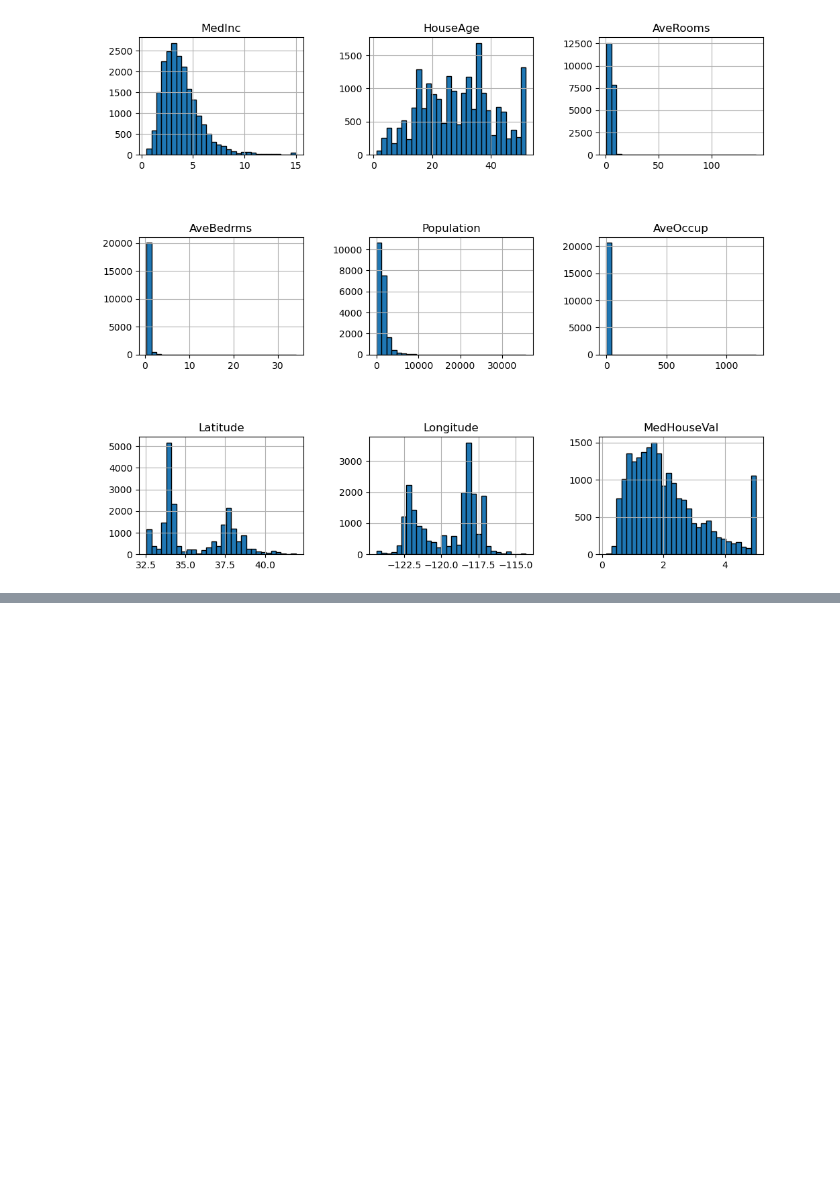
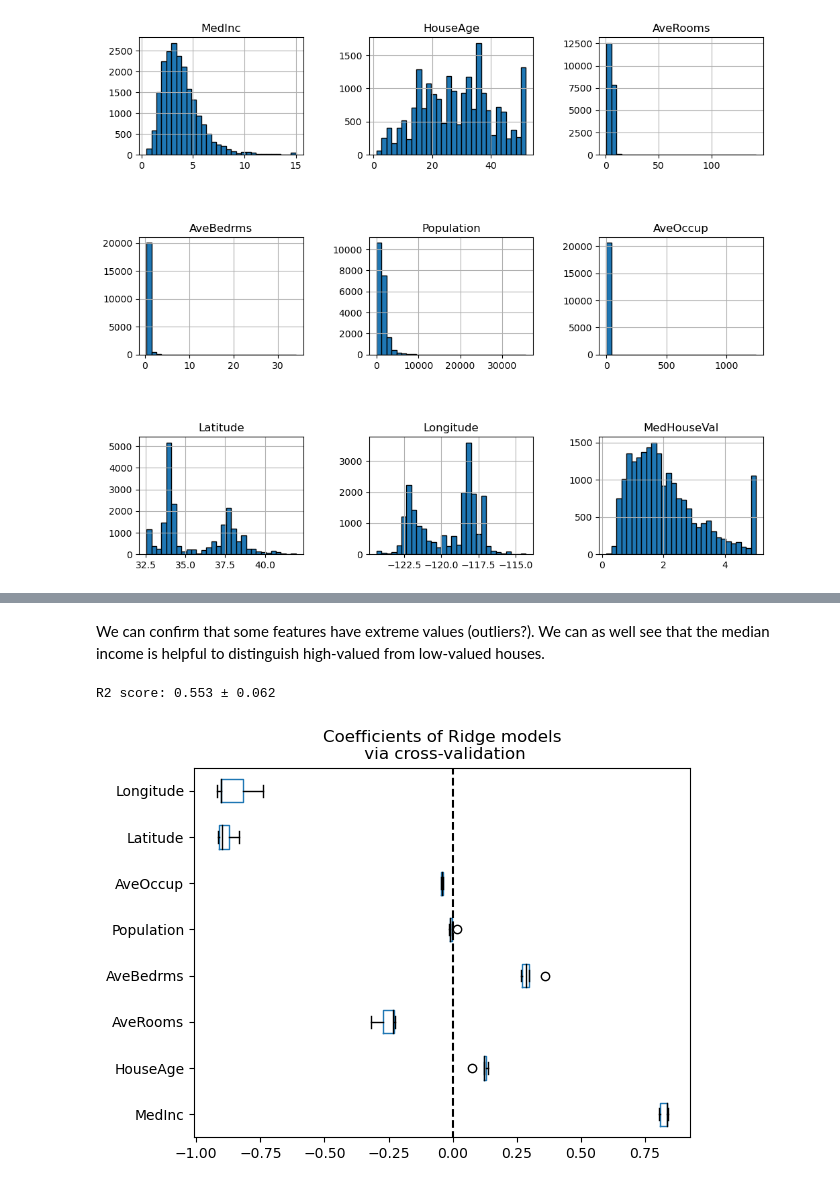
Before and after one commit to sepideh68/California_housing, a Jupyter notebook: California_housing.ipynb, the cells around one changed output, grey strips where cells are left out. Drawn from its saved outputs; the diff is of its cells as text; code cells hidden in the pictures; blank space fills up the shorter version.

```diff
--- a/California_housing.ipynb
+++ b/California_housing.ipynb
@@ -81,0 +139,34 @@ plt.subplots_adjust(hspace=0.7, wspace=0.4)
+# %% [markdown]
+We can confirm that some features have extreme values (outliers?). We can as well see that the median income is helpful to distinguish high-valued from low-valued houses.
+# %%
+# creating a predictive model, we could expect the longitude, latitude,
+# and the median income to be useful features to help at predicting the median house values.
+from sklearn.preprocessing import StandardScaler
+from sklearn.linear_model import RidgeCV
+from sklearn.pipeline import make_pipeline
+from sklearn.model_selection import cross_validate
+
+alphas = np.logspace(-3, 1, num=30)
+model = make_pipeline(StandardScaler(), RidgeCV(alphas=alphas))
+cv_results = cross_validate(
+    model, california_housing.data, california_housing.target,
+    return_estimator=True, n_jobs=2)
+# %%
+score = cv_results["test_score"]
+print(f"R2 score: {score.mean():.3f} ± {score.std():.3f}")
+# %% [output]
+R2 score: 0.553 ± 0.062
+# %%
+import pandas as pd
+
+coefs = pd.DataFrame(
+    [est[-1].coef_ for est in cv_results["estimator"]],
+    columns=california_housing.feature_names
+)
+# %%
+color = {"whiskers": "black", "medians": "black", "caps": "black"}
+coefs.plot.box(vert=False, color=color)
+plt.axvline(x=0, ymin=-1, ymax=1, color="black", linestyle="--")
+_ = plt.title("Coefficients of Ridge models\n via cross-validation")
+# %% [output]
+[figure, added]
```
Also changed, not shown: parts of 9 cells of this notebook.
